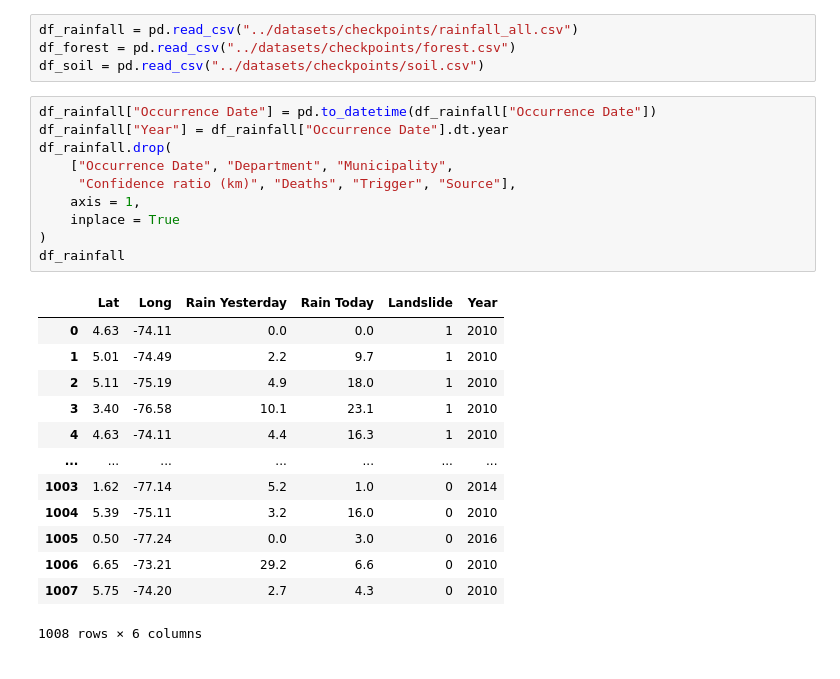
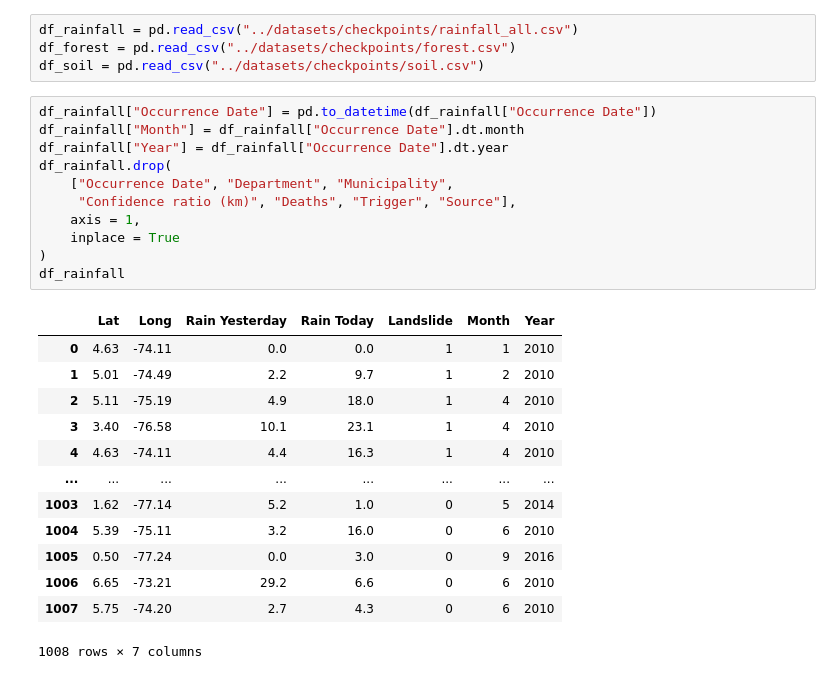
Before and after one commit to ryandschaefer/colombia-landslides, a Jupyter notebook: src/data_collection.ipynb, the cells around one changed output. Saved outputs shown, nothing was run; the diff lists cells and outputs as text.

```diff
--- a/src/data_collection.ipynb
+++ b/src/data_collection.ipynb
@@ -562,28 +583,29 @@ df_forest = pd.read_csv("../datasets/checkpoints/forest.csv")
 df_soil = pd.read_csv("../datasets/checkpoints/soil.csv")
 # %%
 df_rainfall["Occurrence Date"] = pd.to_datetime(df_rainfall["Occurrence Date"])
+df_rainfall["Month"] = df_rainfall["Occurrence Date"].dt.month
 df_rainfall["Year"] = df_rainfall["Occurrence Date"].dt.year
 df_rainfall.drop(
     ["Occurrence Date", "Department", "Municipality",
      "Confidence ratio (km)", "Deaths", "Trigger", "Source"],
     axis = 1,
     inplace = True
 )
 df_rainfall
 # %% [output]
-|  | Lat | Long | Rain Yesterday | Rain Today | Landslide | Year |
-| 0 | 4.63 | -74.11 | 0.0 | 0.0 | 1 | 2010 |
-| 1 | 5.01 | -74.49 | 2.2 | 9.7 | 1 | 2010 |
-| 2 | 5.11 | -75.19 | 4.9 | 18.0 | 1 | 2010 |
-| 3 | 3.40 | -76.58 | 10.1 | 23.1 | 1 | 2010 |
-| 4 | 4.63 | -74.11 | 4.4 | 16.3 | 1 | 2010 |
-| ... | ... | ... | ... | ... | ... | ... |
-| 1003 | 1.62 | -77.14 | 5.2 | 1.0 | 0 | 2014 |
-| 1004 | 5.39 | -75.11 | 3.2 | 16.0 | 0 | 2010 |
-| 1005 | 0.50 | -77.24 | 0.0 | 3.0 | 0 | 2016 |
-| 1006 | 6.65 | -73.21 | 29.2 | 6.6 | 0 | 2010 |
-| 1007 | 5.75 | -74.20 | 2.7 | 4.3 | 0 | 2010 |
+|  | Lat | Long | Rain Yesterday | Rain Today | Landslide | Month | Year |
+| 0 | 4.63 | -74.11 | 0.0 | 0.0 | 1 | 1 | 2010 |
+| 1 | 5.01 | -74.49 | 2.2 | 9.7 | 1 | 2 | 2010 |
+| 2 | 5.11 | -75.19 | 4.9 | 18.0 | 1 | 4 | 2010 |
+| 3 | 3.40 | -76.58 | 10.1 | 23.1 | 1 | 4 | 2010 |
+| 4 | 4.63 | -74.11 | 4.4 | 16.3 | 1 | 4 | 2010 |
+| ... | ... | ... | ... | ... | ... | ... | ... |
+| 1003 | 1.62 | -77.14 | 5.2 | 1.0 | 0 | 5 | 2014 |
+| 1004 | 5.39 | -75.11 | 3.2 | 16.0 | 0 | 6 | 2010 |
+| 1005 | 0.50 | -77.24 | 0.0 | 3.0 | 0 | 9 | 2016 |
+| 1006 | 6.65 | -73.21 | 29.2 | 6.6 | 0 | 6 | 2010 |
+| 1007 | 5.75 | -74.20 | 2.7 | 4.3 | 0 | 6 | 2010 |
-1008 rows × 6 columns
+1008 rows × 7 columns
 # %%
 df = pd.merge(
     df_rainfall,
```
Also changed, not shown: parts of 7 cells of this notebook, 11 other files.
